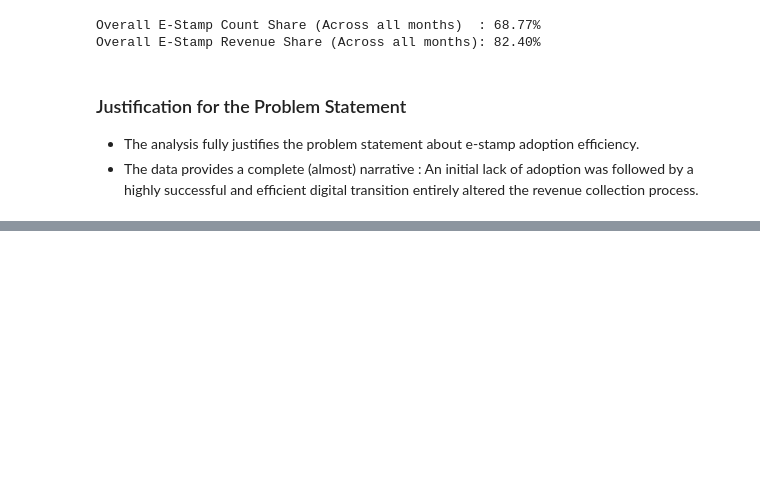
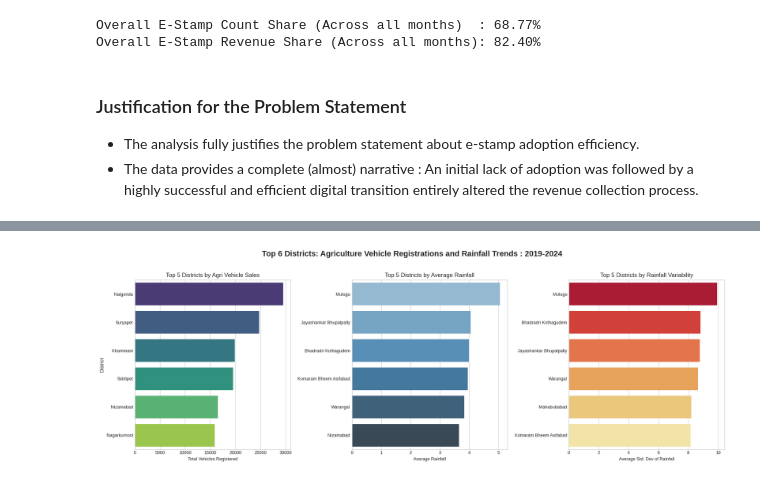
Before and after one commit to jishnukoliyadan/Telangana-Inclusive-Growth-Analysis, a Jupyter notebook: 05_Insight_Report.ipynb, the cells around one changed output, grey strips where cells are left out. Drawn from its saved outputs; the diff is of its cells as text; code cells hidden in the pictures; blank space fills up the shorter version.

```diff
--- a/05_Insight_Report.ipynb
+++ b/05_Insight_Report.ipynb
@@ -424,0 +511,4 @@ Overall E-Stamp Revenue Share (Across all months): 82.40%
+# %%
+plot_year_trend_chart(year = 'all', head = 6)
+# %% [output]
+[figure, added]
```
Also changed, not shown: parts of 22 cells of this notebook.
